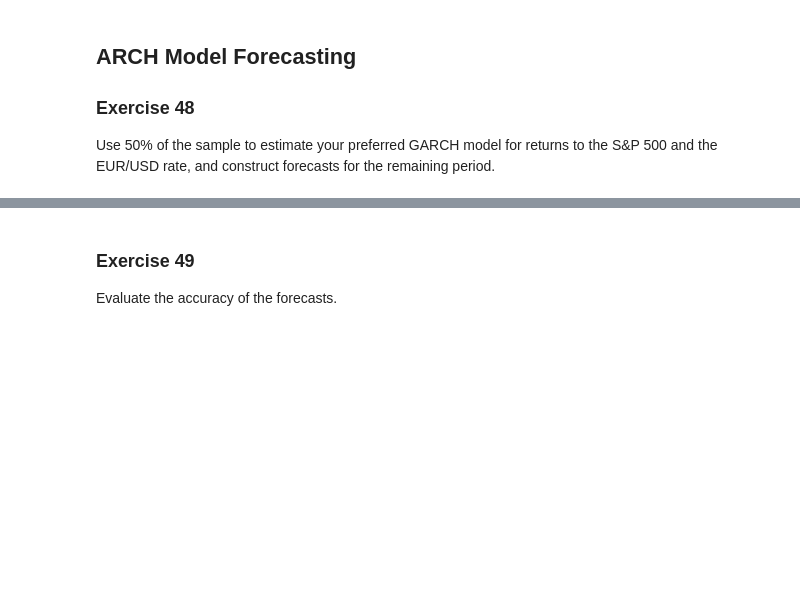
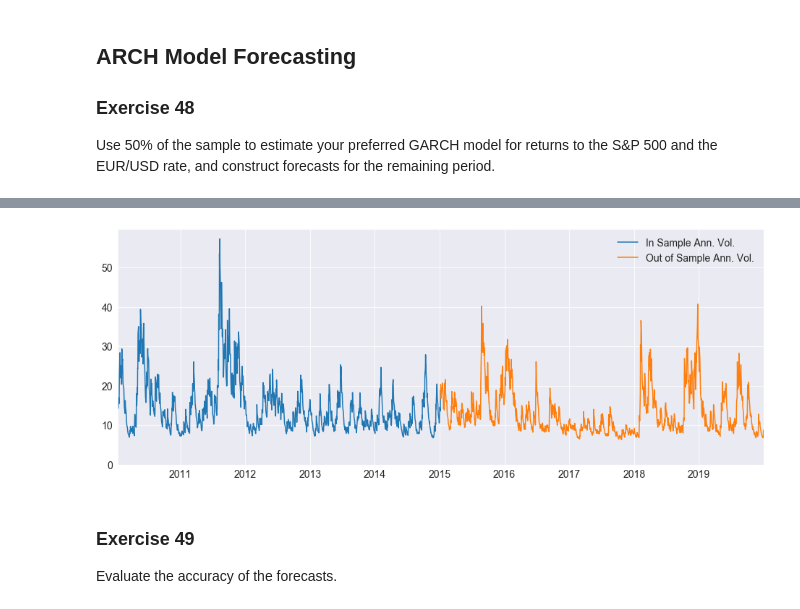
Before and after one commit to bashtage/python-introduction, a Jupyter notebook: solutions/winter/arch-model-forecasting.ipynb, the cells around one changed output, grey strips where cells are left out. Saved outputs shown, nothing was run; the diff lists cells and outputs as text; code cells hidden in the pictures; blank space fills up the shorter version.

Commit message:
Start forecast notebook
Former-commit-id: bc669c717ea906659cc75b69aba6963f15def74a

```diff
--- a/solutions/winter/arch-model-forecasting.ipynb
+++ b/solutions/winter/arch-model-forecasting.ipynb
@@ -5,3 +5,28 @@
 
 Use 50% of the sample to estimate your preferred GARCH model for returns to the S&P 500 and the
 EUR/USD rate, and construct forecasts for the remaining period.
+# %%
+from arch import arch_model
+import pandas as pd
+import seaborn as sns
+from pandas.plotting import register_matplotlib_converters
+import matplotlib.pyplot as plt
+import numpy as np
+register_matplotlib_converters()
+
+sns.set_style("darkgrid")
+plt.rc("figure", figsize=(16, 6))
+plt.rc("font", size=14)
+
+sp500 = pd.read_hdf('./data/arch-data.h5','sp500')
+returns = 1000 * sp500.pct_change().dropna()
+# TARCH(1,1,1)
+mod = arch_model(returns, o=1, power=1.0)
+last = returns.index[returns.shape[0] // 2]
+res = mod.fit(last_obs=last)
+in_samp_variance = res.conditional_volatility ** 2
+in_samp_variance.dropna()
+
+forecasts = res.forecast(align="target")
+oos_variance = forecasts.variance.dropna()
+oos_variance
@@ -8,3 +73,12 @@ EUR/USD rate, and construct forecasts for the remaining period.
+# %%
+fig, ax = plt.subplots(1, 1)
+plt.plot(np.sqrt(252*in_samp_variance / 100), label="In Sample Ann. Vol.")
+plt.plot(np.sqrt(252*oos_variance / 100), label="Out of Sample Ann. Vol.")
+ax.set_xlim(in_samp_variance.index[0], oos_variance.index[-1])
+ylim = ax.set_ylim(0, ax.get_ylim()[1])
+legend = plt.legend(frameon=False)
+# %% [output]
+[figure, added]
 # %% [markdown]
 ### Exercise 49
 
```
Also changed, not shown: parts of 2 cells of this notebook.
